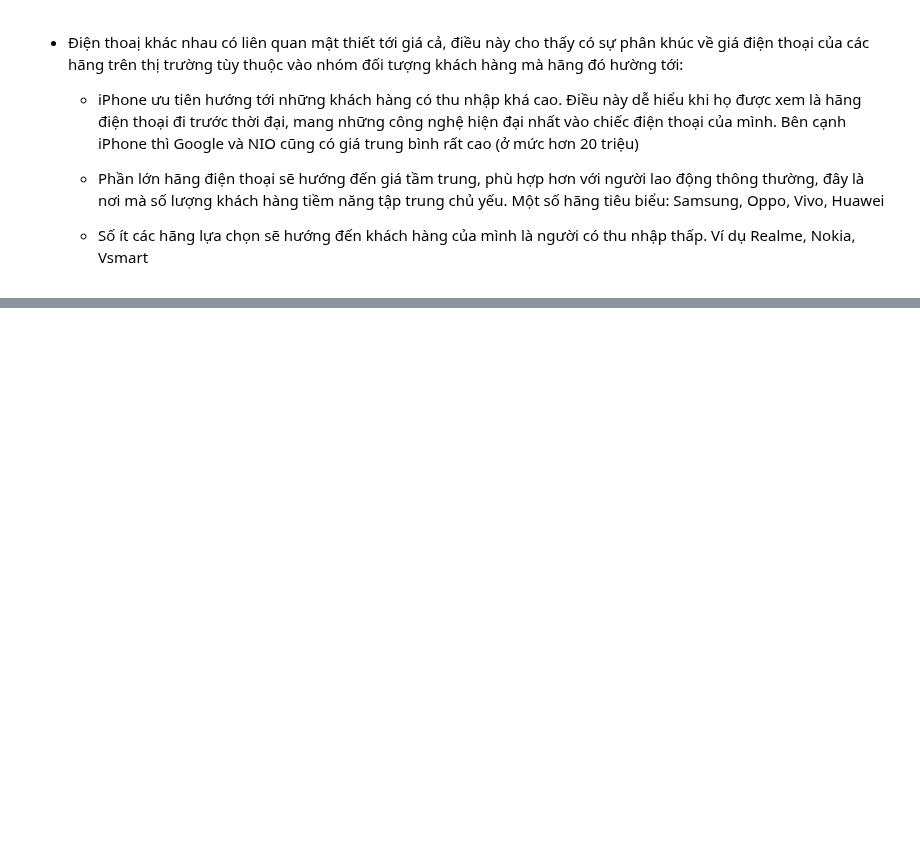
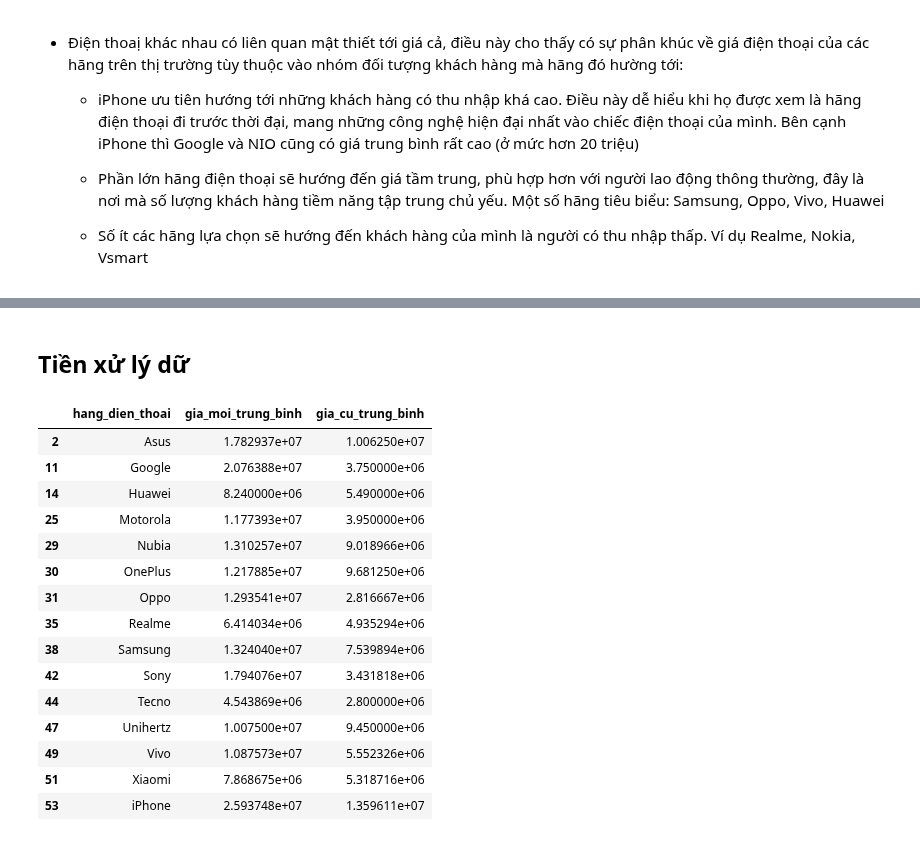
Before and after one commit to Yogurt01/G2_IntroToDataScience_CQ2022-21_Lab, a Jupyter notebook: notebooks/3.3-eda-22120043.ipynb, the cells around one changed output, grey strips where cells are left out. Saved outputs shown, nothing was run; the diff lists cells and outputs as text; code cells hidden in the pictures; blank space fills up the shorter version.

```diff
--- a/notebooks/3.3-eda-22120043.ipynb
+++ b/notebooks/3.3-eda-22120043.ipynb
@@ -148,0 +158,26 @@ plt.show()
+# %% [markdown]
+## Tiền xử lý dữ
+# %%
+df = data
+df['chenh_lech_gia'] = df['gia_moi'] - df['gia_cu']
+res = df.groupby(['hang_dien_thoai', 'la_dien_thoai_cu'])['gia_moi'].mean().unstack().reset_index()
+res.columns = ['hang_dien_thoai', 'gia_moi_trung_binh', 'gia_cu_trung_binh']
+res = res.dropna()
+res
+# %% [output]
+|  | hang_dien_thoai | gia_moi_trung_binh | gia_cu_trung_binh |
+| 2 | Asus | 1.782937e+07 | 1.006250e+07 |
+| 11 | Google | 2.076388e+07 | 3.750000e+06 |
+| 14 | Huawei | 8.240000e+06 | 5.490000e+06 |
+| 25 | Motorola | 1.177393e+07 | 3.950000e+06 |
+| 29 | Nubia | 1.310257e+07 | 9.018966e+06 |
+| 30 | OnePlus | 1.217885e+07 | 9.681250e+06 |
+| 31 | Oppo | 1.293541e+07 | 2.816667e+06 |
+| 35 | Realme | 6.414034e+06 | 4.935294e+06 |
+| 38 | Samsung | 1.324040e+07 | 7.539894e+06 |
+| 42 | Sony | 1.794076e+07 | 3.431818e+06 |
+| 44 | Tecno | 4.543869e+06 | 2.800000e+06 |
+| 47 | Unihertz | 1.007500e+07 | 9.450000e+06 |
+| 49 | Vivo | 1.087573e+07 | 5.552326e+06 |
+| 51 | Xiaomi | 7.868675e+06 | 5.318716e+06 |
+| 53 | iPhone | 2.593748e+07 | 1.359611e+07 |
```
Also changed, not shown: parts of 8 cells of this notebook.
